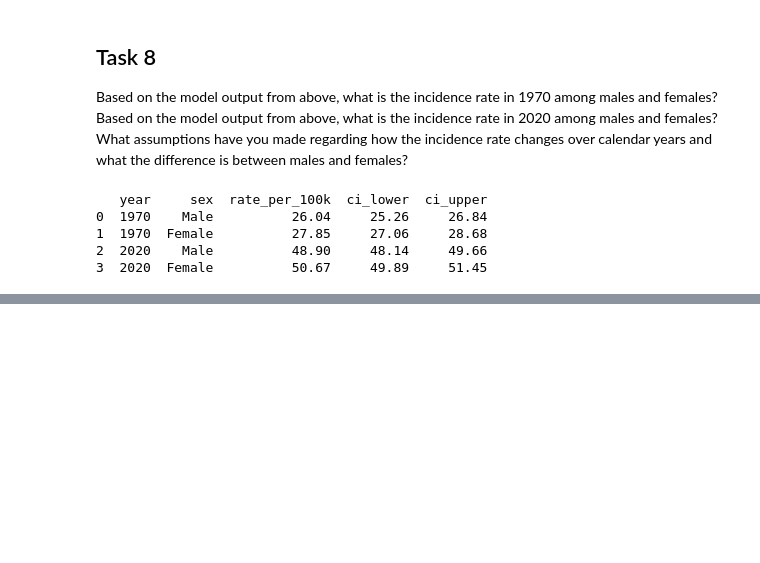
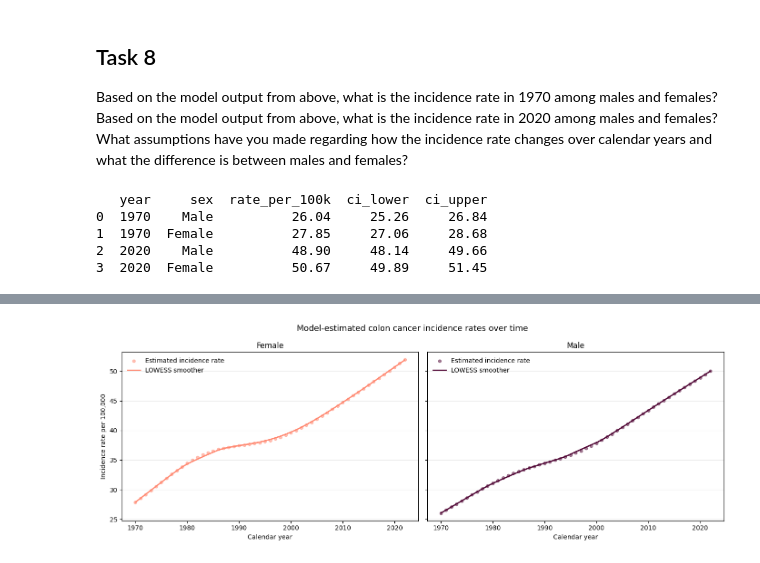
Before and after one commit to ElSchr/Biostat_I_Assignment_1, a Jupyter notebook: Assignment_1.ipynb, the cells around one changed output, grey strips where cells are left out. Saved outputs shown, nothing was run; the diff lists cells and outputs as text; code cells hidden in the pictures; blank space fills up the shorter version.

```diff
--- a/Assignment_1.ipynb
+++ b/Assignment_1.ipynb
@@ -434,0 +465,16 @@ print(new_data.round(2))
+# %%
+# Predict incidence rates for all calendar years by sex
+
+prediction_data = pd.DataFrame({
+    "year": np.tile(np.arange(1970, 2023), 2),
+    "sex": ["Female"] * 53 + ["Male"] * 53
+})
+
+predictions = poisson_spline_int.get_prediction(
+    prediction_data,
+    offset=np.log(np.full(len(prediction_data), 100_000))
+)
+
+prediction_data["incidence_rate"] = predictions.summary_frame()["mean"].values
+
+display(prediction_data.head())
@@ -434,0 +488,49 @@ print(new_data.round(2))
+# %%
+# Plot model-estimated incidence rates with LOWESS smoothers
+
+fig, axes = plt.subplots(1, 2, figsize=(14, 5), sharey=True)
+
+for ax, sex in zip(axes, ["Female", "Male"]):
+
+    sex_data = prediction_data[prediction_data["sex"] == sex]
+
+    ax.scatter(
+        sex_data["year"],
+        sex_data["incidence_rate"],
+        color=colors[sex],
+        alpha=0.5,
+        s=20,
+        label="Estimated incidence rate"
+    )
+
+    # LOWESS
+    smoothed = lowess(
+        sex_data["incidence_rate"],
+        sex_data["year"],
+        frac=0.3
+    )
+
+    ax.plot(
+        smoothed[:, 0],
+        smoothed[:, 1],
+        color=colors[sex],
+        linewidth=2,
+        label="LOWESS smoother"
+    )
+
+    ax.set_title(sex)
+    ax.set_xlabel("Calendar year")
+    ax.grid(axis="y", alpha=0.25)
+    ax.legend(frameon=False)
+
+axes[0].set_ylabel("Incidence rate per 100,000")
+
+fig.suptitle(
+    "Model-estimated colon cancer incidence rates over time",
+    fontsize=13
+)
+
+plt.tight_layout()
+plt.show()
+# %% [output]
+[figure, added]
```
Also changed, not shown: parts of 18 cells of this notebook.
